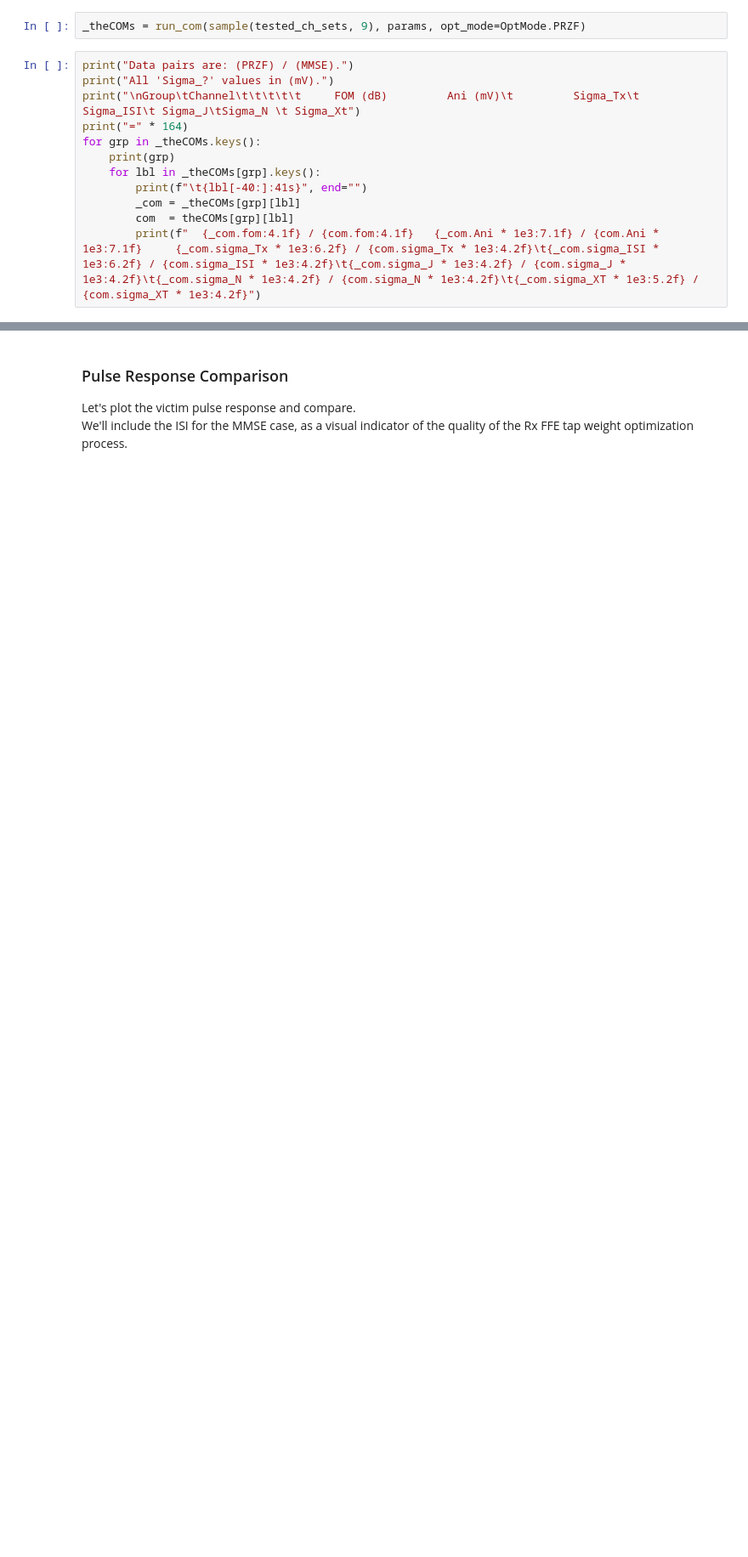
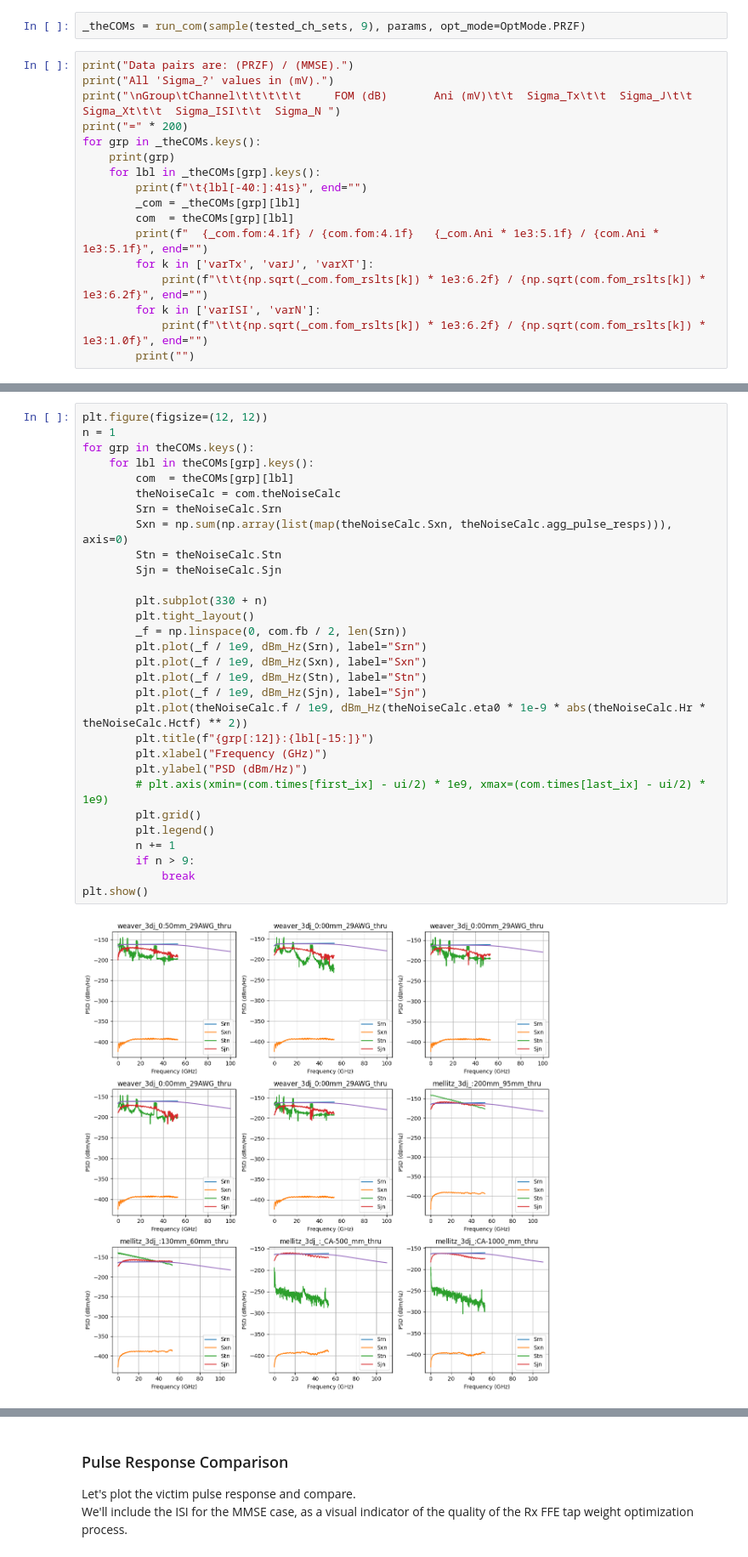
Before and after one commit to capn-freako/PyChOpMarg, a Jupyter notebook: PyChOpMarg_8023dj.ipynb, the cells around one changed output, grey strips where cells are left out. Shown: that part at 85% size. Drawn from its saved outputs; the diff is of its cells as text; blank space fills up the shorter version.

```diff
--- a/PyChOpMarg_8023dj.ipynb
+++ b/PyChOpMarg_8023dj.ipynb
@@ -454,15 +465,20 @@ _theCOMs = run_com(sample(tested_ch_sets, 9), params, opt_mode=OptMode.PRZF)
 # %%
 print("Data pairs are: (PRZF) / (MMSE).")
 print("All 'Sigma_?' values in (mV).")
-print("\nGroup\tChannel\t\t\t\t\t     FOM (dB)         Ani (mV)\t         Sigma_Tx\t  Sigma_ISI\t Sigma_J\tSigma_N \t Sigma_Xt")
-print("=" * 164)
+print("\nGroup\tChannel\t\t\t\t\t     FOM (dB)       Ani (mV)\t\t  Sigma_Tx\t\t  Sigma_J\t\t  Sigma_Xt\t\t  Sigma_ISI\t\t  Sigma_N ")
+print("=" * 200)
 for grp in _theCOMs.keys():
     print(grp)
     for lbl in _theCOMs[grp].keys():
         print(f"\t{lbl[-40:]:41s}", end="")
         _com = _theCOMs[grp][lbl]
         com  = theCOMs[grp][lbl]
-        print(f"  {_com.fom:4.1f} / {com.fom:4.1f}   {_com.Ani * 1e3:7.1f} / {com.Ani * 1e3:7.1f}     {_com.sigma_Tx * 1e3:6.2f} / {com.sigma_Tx * 1e3:4.2f}\t{_com.sigma_ISI * 1e3:6.2f} / {com.sigma_ISI * 1e3:4.2f}\t{_com.sigma_J * 1e3:4.2f} / {com.sigma_J * 1e3:4.2f}\t{_com.sigma_N * 1e3:4.2f} / {com.sigma_N * 1e3:4.2f}\t{_com.sigma_XT * 1e3:5.2f} / {com.sigma_XT * 1e3:4.2f}")
+        print(f"  {_com.fom:4.1f} / {com.fom:4.1f}   {_com.Ani * 1e3:5.1f} / {com.Ani * 1e3:5.1f}", end="")
+        for k in ['varTx', 'varJ', 'varXT']:
+            print(f"\t\t{np.sqrt(_com.fom_rslts[k]) * 1e3:6.2f} / {np.sqrt(com.fom_rslts[k]) * 1e3:6.2f}", end="")
+        for k in ['varISI', 'varN']:
+            print(f"\t\t{np.sqrt(_com.fom_rslts[k]) * 1e3:6.2f} / {np.sqrt(com.fom_rslts[k]) * 1e3:1.0f}", end="")
+        print("")
 # %% [output]
 Data pairs are: (PRZF) / (MMSE).
 All 'Sigma_?' values in (mV).
@@ -489,0 +533,32 @@ mellitz_3dj_03_elec_230504
+# %%
+plt.figure(figsize=(12, 12))
+n = 1
+for grp in theCOMs.keys():
+    for lbl in theCOMs[grp].keys():
+        com  = theCOMs[grp][lbl]
+        theNoiseCalc = com.theNoiseCalc
+        Srn = theNoiseCalc.Srn
+        Sxn = np.sum(np.array(list(map(theNoiseCalc.Sxn, theNoiseCalc.agg_pulse_resps))), axis=0)
+        Stn = theNoiseCalc.Stn
+        Sjn = theNoiseCalc.Sjn
+
+        plt.subplot(330 + n)
+        plt.tight_layout()
+        _f = np.linspace(0, com.fb / 2, len(Srn))
+        plt.plot(_f / 1e9, dBm_Hz(Srn), label="Srn")
+        plt.plot(_f / 1e9, dBm_Hz(Sxn), label="Sxn")
+        plt.plot(_f / 1e9, dBm_Hz(Stn), label="Stn")
+        plt.plot(_f / 1e9, dBm_Hz(Sjn), label="Sjn")
+        plt.plot(theNoiseCalc.f / 1e9, dBm_Hz(theNoiseCalc.eta0 * 1e-9 * abs(theNoiseCalc.Hr * theNoiseCalc.Hctf) ** 2))
+        plt.title(f"{grp[:12]}:{lbl[-15:]}")
+        plt.xlabel("Frequency (GHz)")
+        plt.ylabel("PSD (dBm/Hz)")
+        # plt.axis(xmin=(com.times[first_ix] - ui/2) * 1e9, xmax=(com.times[last_ix] - ui/2) * 1e9)
+        plt.grid()
+        plt.legend()
+        n += 1
+        if n > 9:
+            break
+plt.show()
+# %% [output]
+[figure, added]
```
Also changed, not shown: parts of 18 cells of this notebook, 3 other files.
